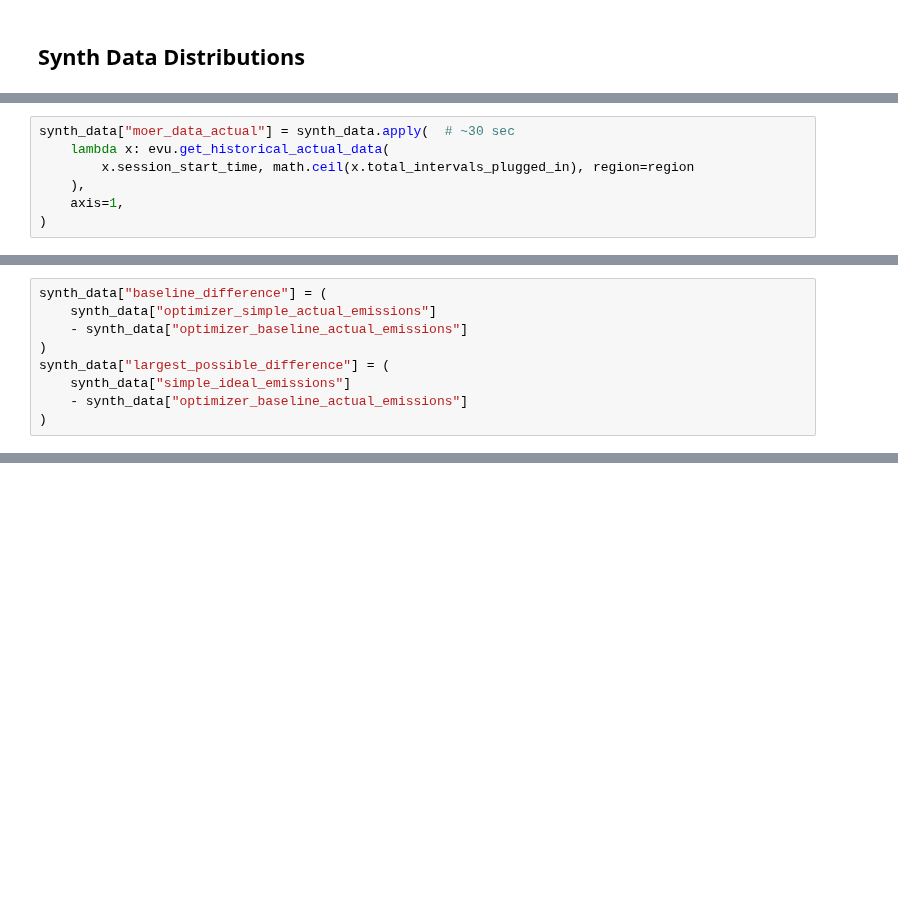
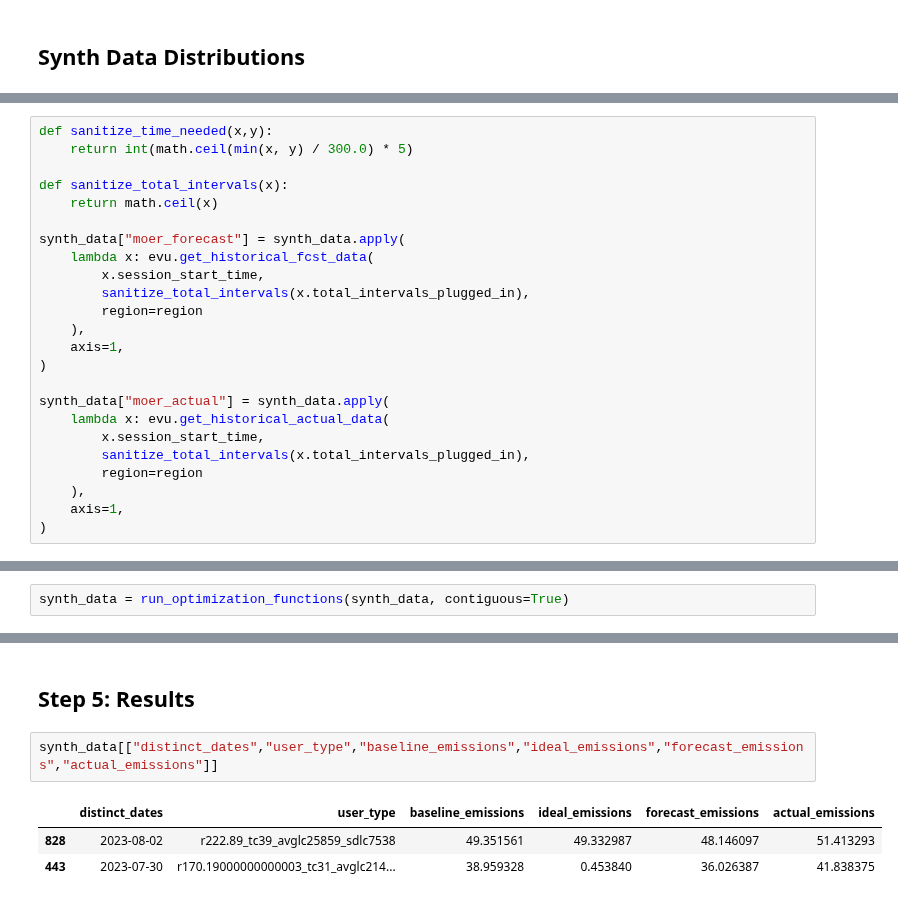
Before and after one commit to WattTime/watttime-python-client, a Jupyter notebook: evaluation/synthetic_data_creation/how_to_generate_synthetic_data.ipynb, the cells around one changed output, grey strips where cells are left out. Drawn from its saved outputs; the diff is of its cells as text; blank space fills up the shorter version.

```diff
--- a/evaluation/synthetic_data_creation/how_to_generate_synthetic_data.ipynb
+++ b/evaluation/synthetic_data_creation/how_to_generate_synthetic_data.ipynb
@@ -89,7 +135,0 @@ synth_data["moer_data"] = synth_data.apply(  # ~1min15sec
-# %%
-synth_data["moer_data_actual"] = synth_data.apply(  # ~30 sec
-    lambda x: evu.get_historical_actual_data(
-        x.session_start_time, math.ceil(x.total_intervals_plugged_in), region=region
-    ),
-    axis=1,
-)
@@ -258,9 +135,0 @@ sns.histplot(synth_data["optimizer_baseline_actual_emissions"], color="purple")
-# %%
-synth_data["baseline_difference"] = (
-    synth_data["optimizer_simple_actual_emissions"]
-    - synth_data["optimizer_baseline_actual_emissions"]
-)
-synth_data["largest_possible_difference"] = (
-    synth_data["simple_ideal_emissions"]
-    - synth_data["optimizer_baseline_actual_emissions"]
-)
@@ -280,0 +136,24 @@ plt.axhline(0)
+# %%
+def sanitize_time_needed(x,y):
+    return int(math.ceil(min(x, y) / 300.0) * 5)
+
+def sanitize_total_intervals(x):
+    return math.ceil(x)
+
+synth_data["moer_forecast"] = synth_data.apply(
+    lambda x: evu.get_historical_fcst_data(
+        x.session_start_time,
+        sanitize_total_intervals(x.total_intervals_plugged_in),
+        region=region
+    ),
+    axis=1,
+)
+
+synth_data["moer_actual"] = synth_data.apply(
+    lambda x: evu.get_historical_actual_data(
+        x.session_start_time,
+        sanitize_total_intervals(x.total_intervals_plugged_in),
+        region=region
+    ),
+    axis=1,
+)
@@ -280,0 +211,2 @@ plt.axhline(0)
+# %%
+synth_data = run_optimization_functions(synth_data, contiguous=True)
@@ -280,0 +224,8 @@ plt.axhline(0)
+# %% [markdown]
+## Step 5: Results
+# %%
+synth_data[["distinct_dates","user_type","baseline_emissions","ideal_emissions","forecast_emissions","actual_emissions"]]
+# %% [output]
+|  | distinct_dates | user_type | baseline_emissions | ideal_emissions | forecast_emissions | actual_emissions |
+| 828 | 2023-08-02 | r222.89_tc39_avglc25859_sdlc7538 | 49.351561 | 49.332987 | 48.146097 | 51.413293 |
+| 443 | 2023-07-30 | r170.19000000000003_tc31_avglc214... | 38.959328 | 0.453840 | 36.026387 | 41.838375 |
```
Also changed, not shown: parts of 42 cells of this notebook, 6 other files.
